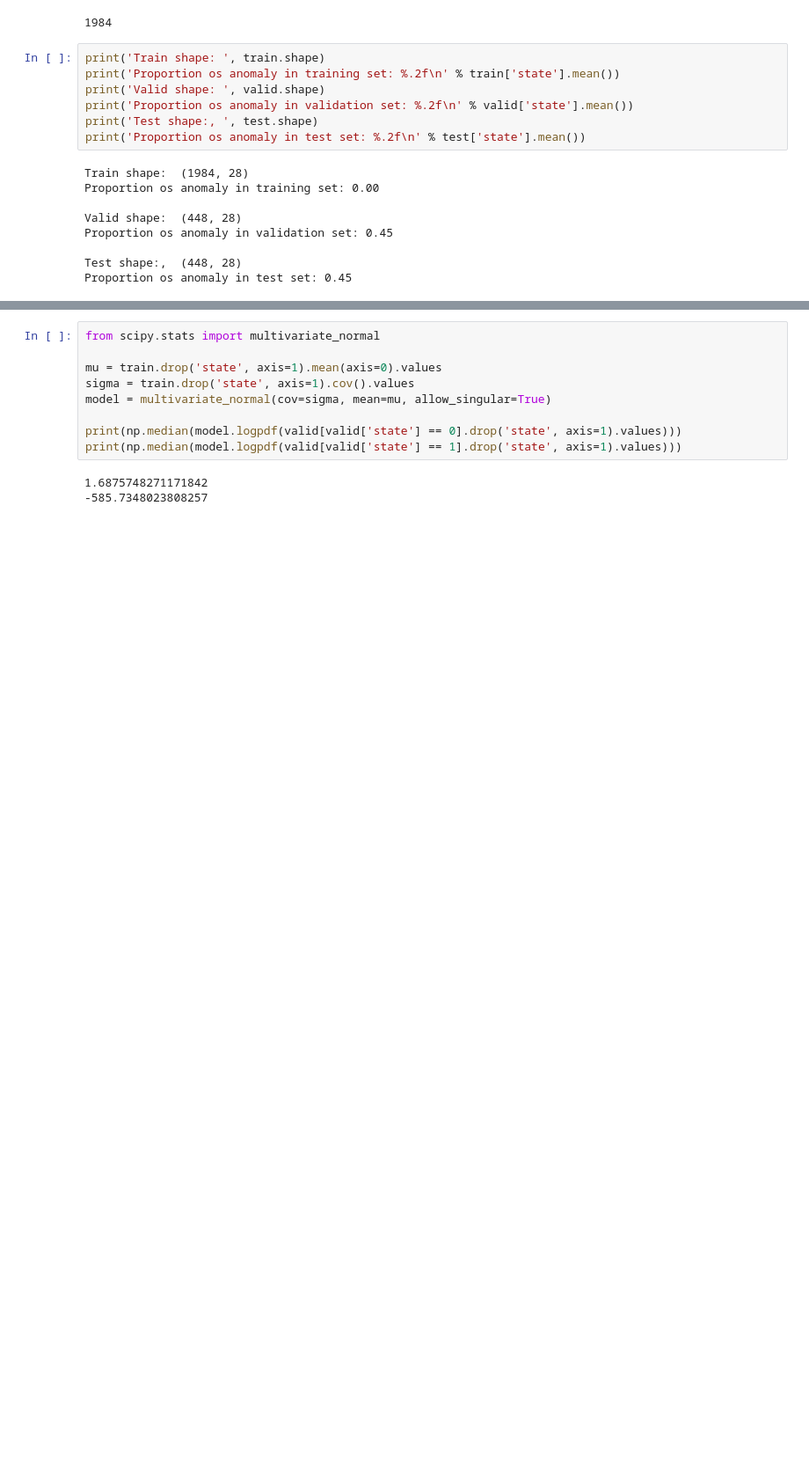
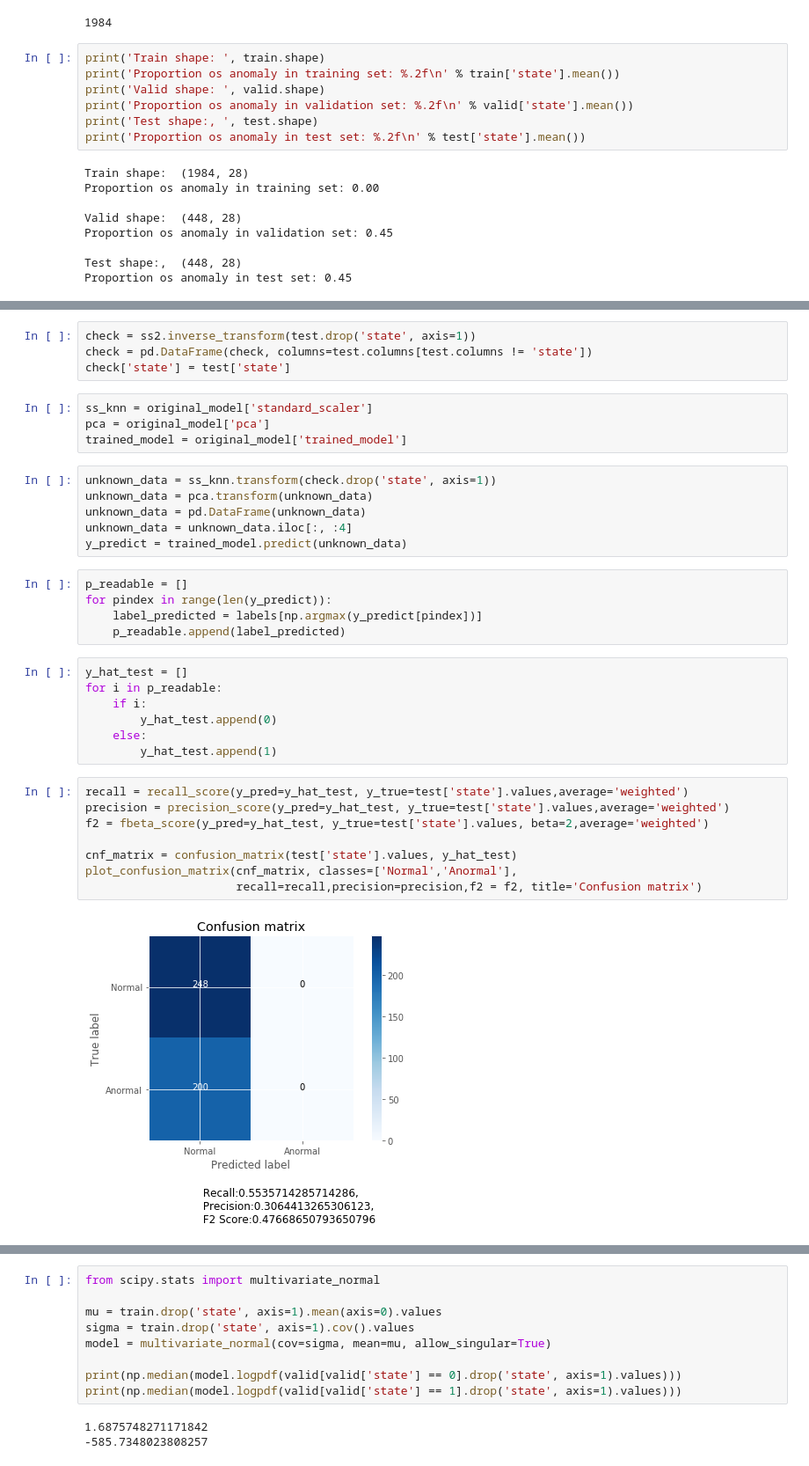
Before and after one commit to akmenon1996/intl-iot, a Jupyter notebook: model/anomaly_detection.ipynb, the cells around one changed output, grey strips where cells are left out. Shown: that part at 88% size. Drawn from its saved outputs; the diff is of its cells as text; blank space fills up the shorter version.

```diff
--- a/model/anomaly_detection.ipynb
+++ b/model/anomaly_detection.ipynb
@@ -181,0 +184,36 @@ Proportion os anomaly in test set: 0.45
+# %%
+check = ss2.inverse_transform(test.drop('state', axis=1))
+check = pd.DataFrame(check, columns=test.columns[test.columns != 'state'])
+check['state'] = test['state']
+# %%
+ss_knn = original_model['standard_scaler']
+pca = original_model['pca']
+trained_model = original_model['trained_model']
+# %%
+unknown_data = ss_knn.transform(check.drop('state', axis=1))
+unknown_data = pca.transform(unknown_data)
+unknown_data = pd.DataFrame(unknown_data)
+unknown_data = unknown_data.iloc[:, :4]
+y_predict = trained_model.predict(unknown_data)
+# %%
+p_readable = []
+for pindex in range(len(y_predict)):
+    label_predicted = labels[np.argmax(y_predict[pindex])]
+    p_readable.append(label_predicted)
+# %%
+y_hat_test = []
+for i in p_readable:
+    if i:
+        y_hat_test.append(0)
+    else:
+        y_hat_test.append(1)
+# %%
+recall = recall_score(y_pred=y_hat_test, y_true=test['state'].values,average='weighted')
+precision = precision_score(y_pred=y_hat_test, y_true=test['state'].values,average='weighted')
+f2 = fbeta_score(y_pred=y_hat_test, y_true=test['state'].values, beta=2,average='weighted')
+
+cnf_matrix = confusion_matrix(test['state'].values, y_hat_test)
+plot_confusion_matrix(cnf_matrix, classes=['Normal','Anormal'],
+                      recall=recall,precision=precision,f2 = f2, title='Confusion matrix')
+# %% [output]
+[figure, added]
```
Also changed, not shown: parts of 16 cells of this notebook, 13 other files.
